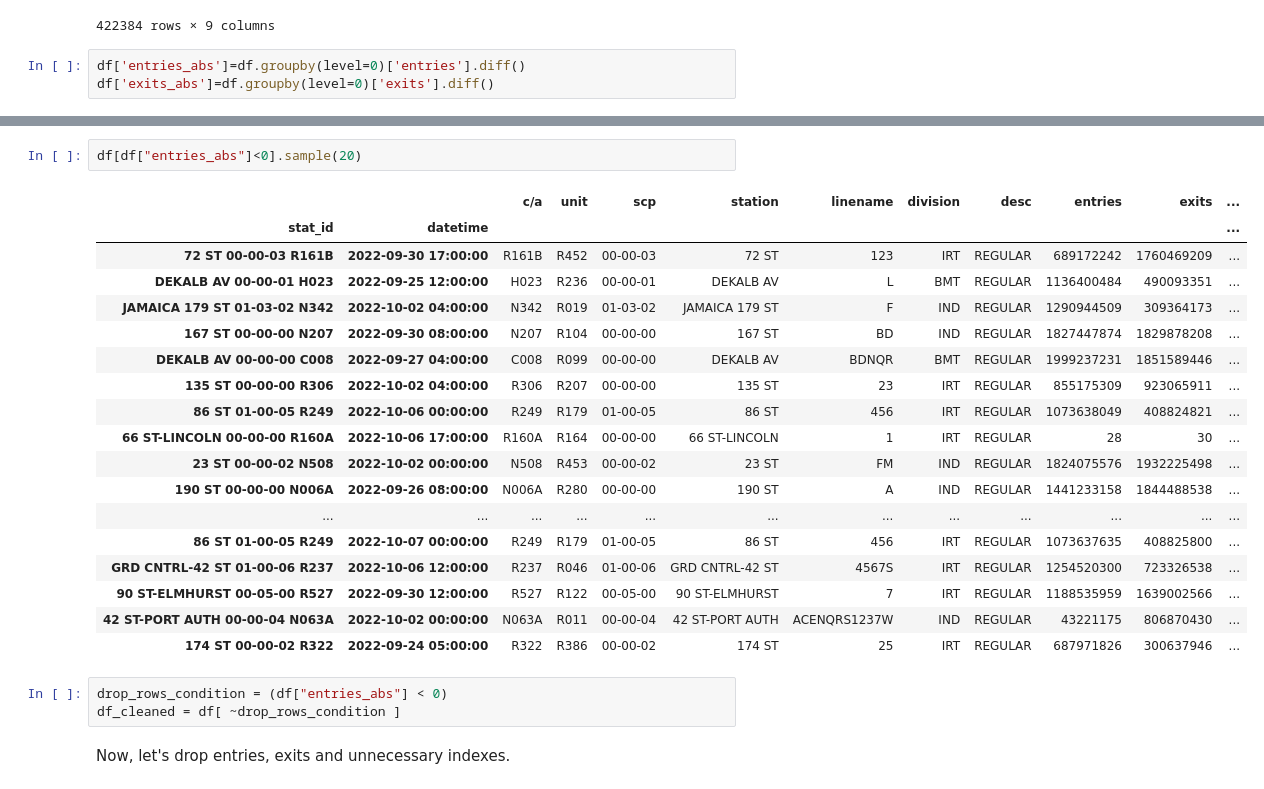
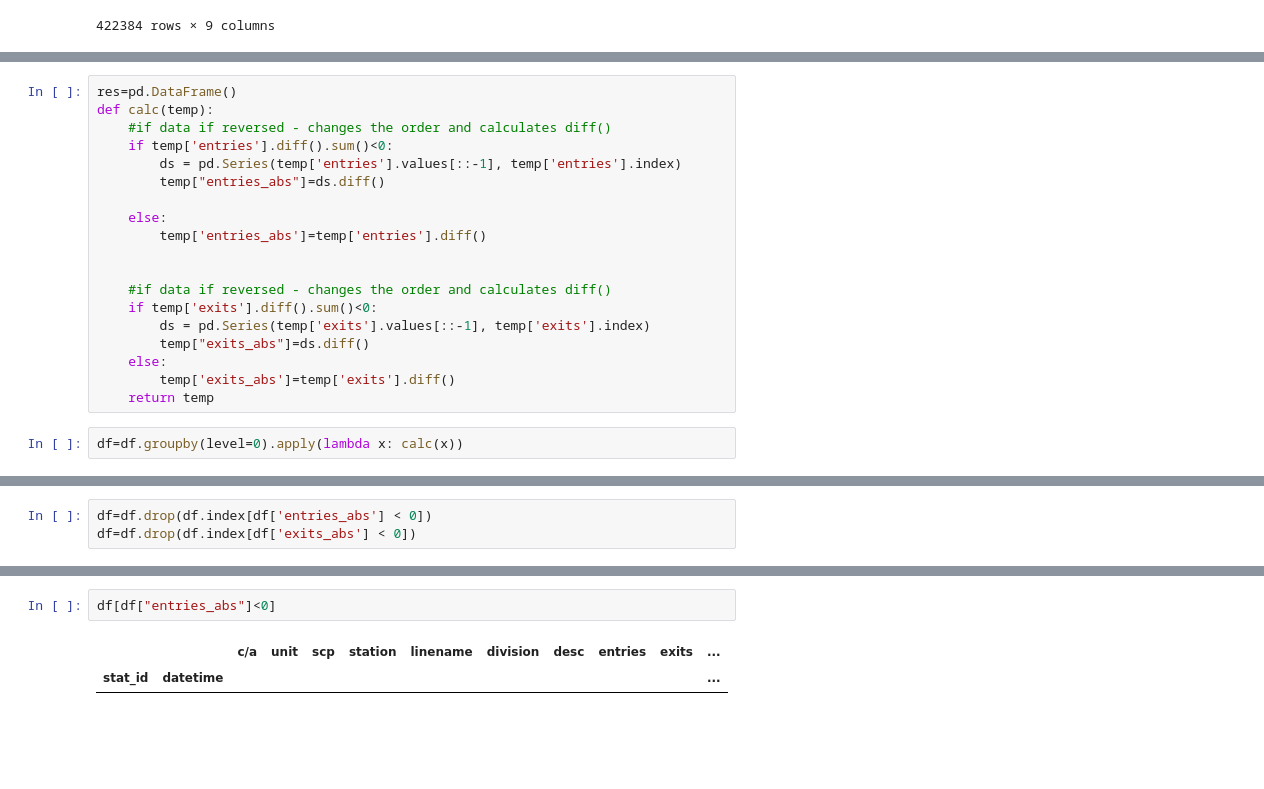
Before and after one commit to lmarett8/nyc_subway_traffic, a Jupyter notebook: notebooks/01_Download_Basic_Clean.ipynb, the cells around one changed output, grey strips where cells are left out. Saved outputs shown, nothing was run; the diff lists cells and outputs as text; blank space fills up the shorter version.

```diff
--- a/notebooks/01_Download_Basic_Clean.ipynb
+++ b/notebooks/01_Download_Basic_Clean.ipynb
@@ -92,6 +92,3 @@ df
 |  | 2022-10-07 17:00:00 | R419 | R326 | 00-05-01 | ZEREGA AV | 6 | IRT | REGULAR | 39 | 289 |
 |  | 2022-10-07 21:00:00 | R419 | R326 | 00-05-01 | ZEREGA AV | 6 | IRT | REGULAR | 39 | 289 |
 422384 rows × 9 columns
-# %%
-df['entries_abs']=df.groupby(level=0)['entries'].diff()
-df['exits_abs']=df.groupby(level=0)['exits'].diff()
@@ -97,0 +126,21 @@ df['exits_abs']=df.groupby(level=0)['exits'].diff()
+# %%
+res=pd.DataFrame()
+def calc(temp):
+    #if data if reversed - changes the order and calculates diff()
+    if temp['entries'].diff().sum()<0:
+        ds = pd.Series(temp['entries'].values[::-1], temp['entries'].index)
+        temp["entries_abs"]=ds.diff()
+
+    else:
+        temp['entries_abs']=temp['entries'].diff()
+
+
+    #if data if reversed - changes the order and calculates diff()
+    if temp['exits'].diff().sum()<0:
+        ds = pd.Series(temp['exits'].values[::-1], temp['exits'].index)
+        temp["exits_abs"]=ds.diff()
+    else:
+        temp['exits_abs']=temp['exits'].diff()
+    return temp
+# %%
+df=df.groupby(level=0).apply(lambda x: calc(x))
@@ -97,0 +166,3 @@ df['exits_abs']=df.groupby(level=0)['exits'].diff()
+# %%
+df=df.drop(df.index[df['entries_abs'] < 0])
+df=df.drop(df.index[df['exits_abs'] < 0])
@@ -98,26 +186,5 @@ df['exits_abs']=df.groupby(level=0)['exits'].diff()
 # %%
-df[df["entries_abs"]<0].sample(20)
+df[df["entries_abs"]<0]
 # %% [output]
 |  |  | c/a | unit | scp | station | linename | division | desc | entries | exits | ... |
 | stat_id | datetime |  |  |  |  |  |  |  |  |  | ... |
-| 72 ST 00-00-03 R161B | 2022-09-30 17:00:00 | R161B | R452 | 00-00-03 | 72 ST | 123 | IRT | REGULAR | 689172242 | 1760469209 | ... |
-| DEKALB AV 00-00-01 H023 | 2022-09-25 12:00:00 | H023 | R236 | 00-00-01 | DEKALB AV | L | BMT | REGULAR | 1136400484 | 490093351 | ... |
-| JAMAICA 179 ST 01-03-02 N342 | 2022-10-02 04:00:00 | N342 | R019 | 01-03-02 | JAMAICA 179 ST | F | IND | REGULAR | 1290944509 | 309364173 | ... |
-| 167 ST 00-00-00 N207 | 2022-09-30 08:00:00 | N207 | R104 | 00-00-00 | 167 ST | BD | IND | REGULAR | 1827447874 | 1829878208 | ... |
-| DEKALB AV 00-00-00 C008 | 2022-09-27 04:00:00 | C008 | R099 | 00-00-00 | DEKALB AV | BDNQR | BMT | REGULAR | 1999237231 | 1851589446 | ... |
-| 135 ST 00-00-00 R306 | 2022-10-02 04:00:00 | R306 | R207 | 00-00-00 | 135 ST | 23 | IRT | REGULAR | 855175309 | 923065911 | ... |
-| 86 ST 01-00-05 R249 | 2022-10-06 00:00:00 | R249 | R179 | 01-00-05 | 86 ST | 456 | IRT | REGULAR | 1073638049 | 408824821 | ... |
-| 66 ST-LINCOLN 00-00-00 R160A | 2022-10-06 17:00:00 | R160A | R164 | 00-00-00 | 66 ST-LINCOLN | 1 | IRT | REGULAR | 28 | 30 | ... |
-| 23 ST 00-00-02 N508 | 2022-10-02 00:00:00 | N508 | R453 | 00-00-02 | 23 ST | FM | IND | REGULAR | 1824075576 | 1932225498 | ... |
-| 190 ST 00-00-00 N006A | 2022-09-26 08:00:00 | N006A | R280 | 00-00-00 | 190 ST | A | IND | REGULAR | 1441233158 | 1844488538 | ... |
-| ... | ... | ... | ... | ... | ... | ... | ... | ... | ... | ... | ... |
-| 86 ST 01-00-05 R249 | 2022-10-07 00:00:00 | R249 | R179 | 01-00-05 | 86 ST | 456 | IRT | REGULAR | 1073637635 | 408825800 | ... |
-| GRD CNTRL-42 ST 01-00-06 R237 | 2022-10-06 12:00:00 | R237 | R046 | 01-00-06 | GRD CNTRL-42 ST | 4567S | IRT | REGULAR | 1254520300 | 723326538 | ... |
-| 90 ST-ELMHURST 00-05-00 R527 | 2022-09-30 12:00:00 | R527 | R122 | 00-05-00 | 90 ST-ELMHURST | 7 | IRT | REGULAR | 1188535959 | 1639002566 | ... |
-| 42 ST-PORT AUTH 00-00-04 N063A | 2022-10-02 00:00:00 | N063A | R011 | 00-00-04 | 42 ST-PORT AUTH | ACENQRS1237W | IND | REGULAR | 43221175 | 806870430 | ... |
-| 174 ST 00-00-02 R322 | 2022-09-24 05:00:00 | R322 | R386 | 00-00-02 | 174 ST | 25 | IRT | REGULAR | 687971826 | 300637946 | ... |
-# %%
-drop_rows_condition = (df["entries_abs"] < 0)
-df_cleaned = df[ ~drop_rows_condition ]
-# %% [markdown]
-Now, let's drop entries, exits and unnecessary indexes.
```
Also changed, not shown: parts of 24 cells of this notebook, 3 other files.
